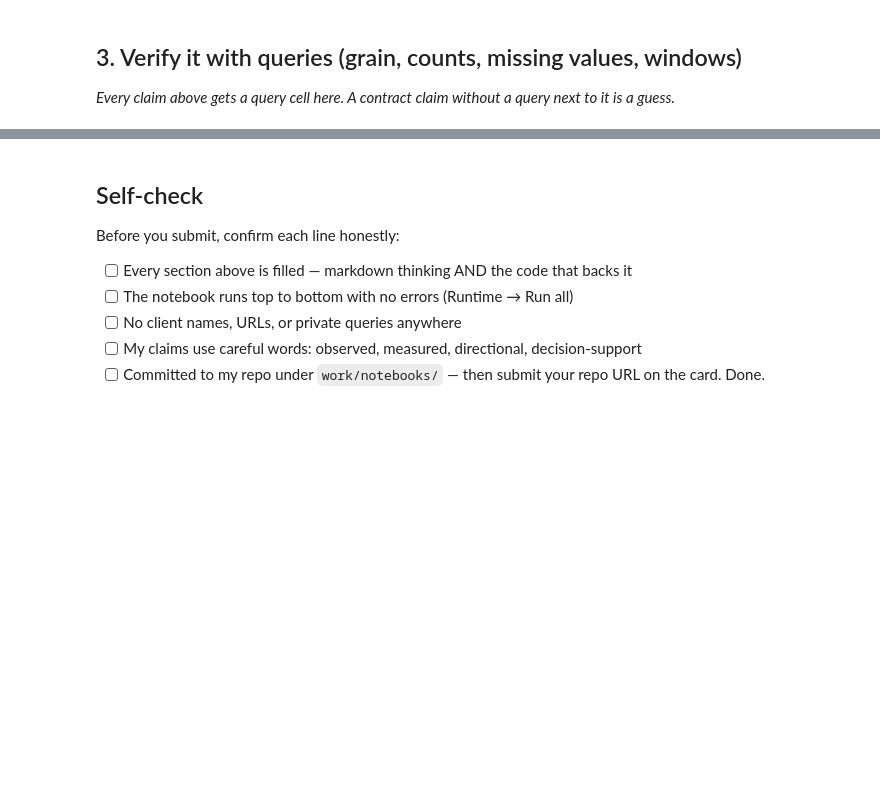
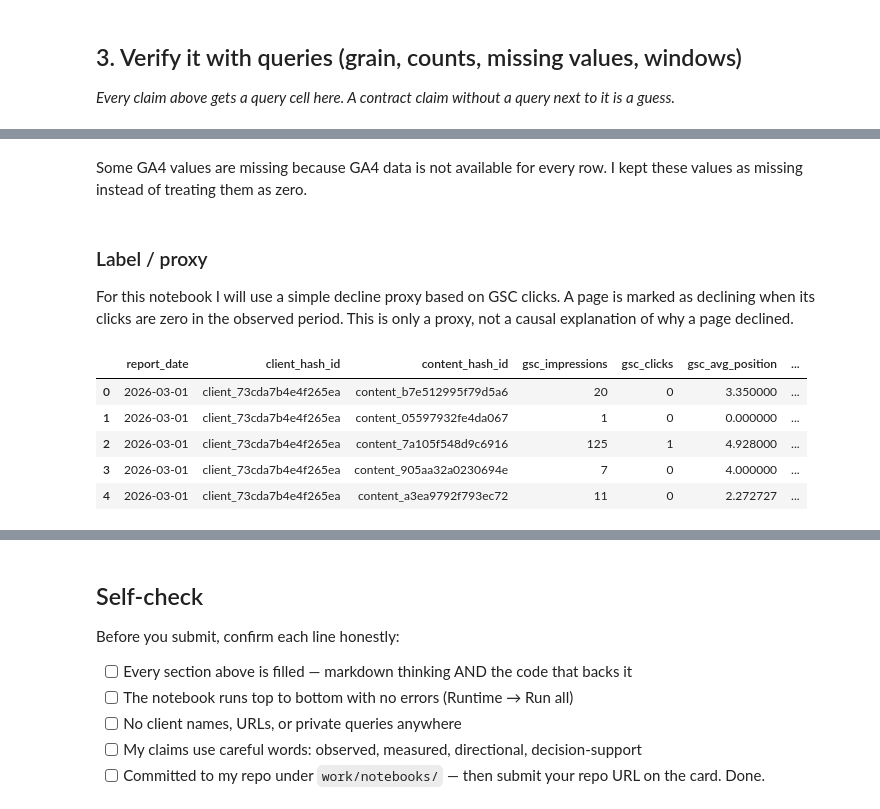
Before and after one commit to Hussainasif11/flyrankinternship, a Jupyter notebook: work/notebooks/w03_data_contract.ipynb, the cells around one changed output, grey strips where cells are left out. Saved outputs shown, nothing was run; the diff lists cells and outputs as text; code cells hidden in the pictures; blank space fills up the shorter version.

Commit message:
Complete W03 data contract

```diff
--- a/work/notebooks/w03_data_contract.ipynb
+++ b/work/notebooks/w03_data_contract.ipynb
@@ -36,0 +245,39 @@ This skeleton is yours to fill. Work the sections **in order** — each one has
+# %% [markdown]
+Some GA4 values are missing because GA4 data is not available for every row. I kept these values as missing instead of treating them as zero.
+# %% [markdown]
+### Label / proxy
+
+For this notebook I will use a simple decline proxy based on GSC clicks. A page is marked as declining when its clicks are zero in the observed period. This is only a proxy, not a causal explanation of why a page declined.
+# %%
+label_frame = con.sql("""
+    SELECT
+        report_date,
+        client_hash_id,
+        content_hash_id,
+        gsc_impressions,
+        gsc_clicks,
+        gsc_avg_position,
+        ga4_sessions,
+        ga4_engaged_sessions,
+        CASE
+            WHEN gsc_data_available IS TRUE
+                 AND gsc_clicks = 0
+            THEN 1
+            ELSE 0
+        END AS declining_proxy
+    FROM read_parquet(
+        'hf://datasets/FlyRank/internship-warehouse/fact_content_daily_performance/**/*.parquet'
+    )
+    WHERE month = '2026-03'
+      AND gsc_data_available IS TRUE
+    LIMIT 10000
+""").df()
+
+label_frame.head()
+# %% [output]
+|  | report_date | client_hash_id | content_hash_id | gsc_impressions | gsc_clicks | gsc_avg_position | ... |
+| 0 | 2026-03-01 | client_73cda7b4e4f265ea | content_b7e512995f79d5a6 | 20 | 0 | 3.350000 | ... |
+| 1 | 2026-03-01 | client_73cda7b4e4f265ea | content_05597932fe4da067 | 1 | 0 | 0.000000 | ... |
+| 2 | 2026-03-01 | client_73cda7b4e4f265ea | content_7a105f548d9c6916 | 125 | 1 | 4.928000 | ... |
+| 3 | 2026-03-01 | client_73cda7b4e4f265ea | content_905aa32a0230694e | 7 | 0 | 4.000000 | ... |
+| 4 | 2026-03-01 | client_73cda7b4e4f265ea | content_a3ea9792f793ec72 | 11 | 0 | 2.272727 | ... |
```
Also changed, not shown: parts of 25 cells of this notebook.
